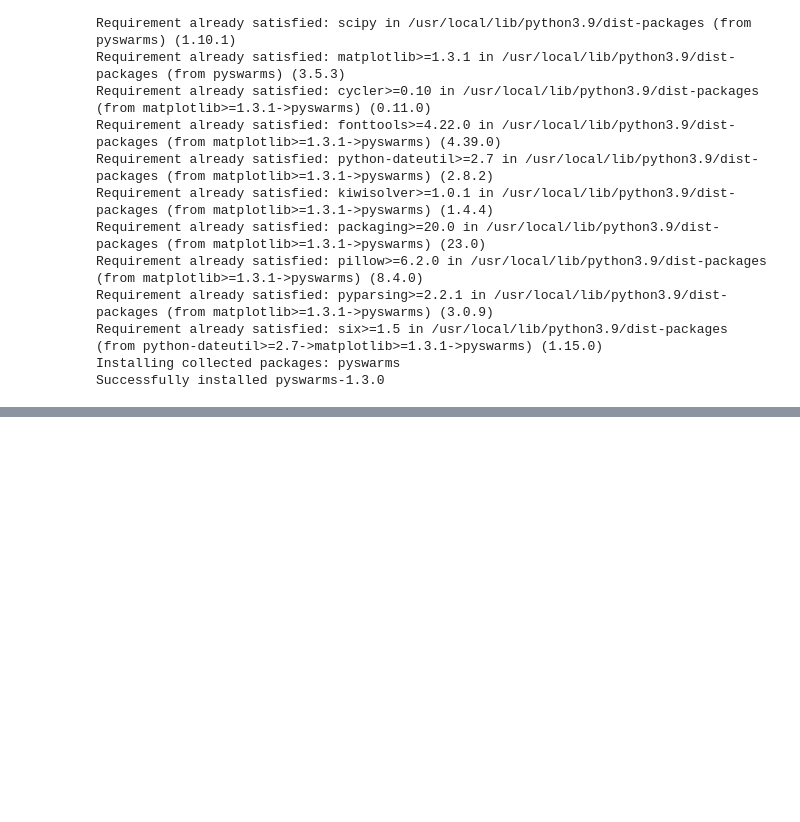
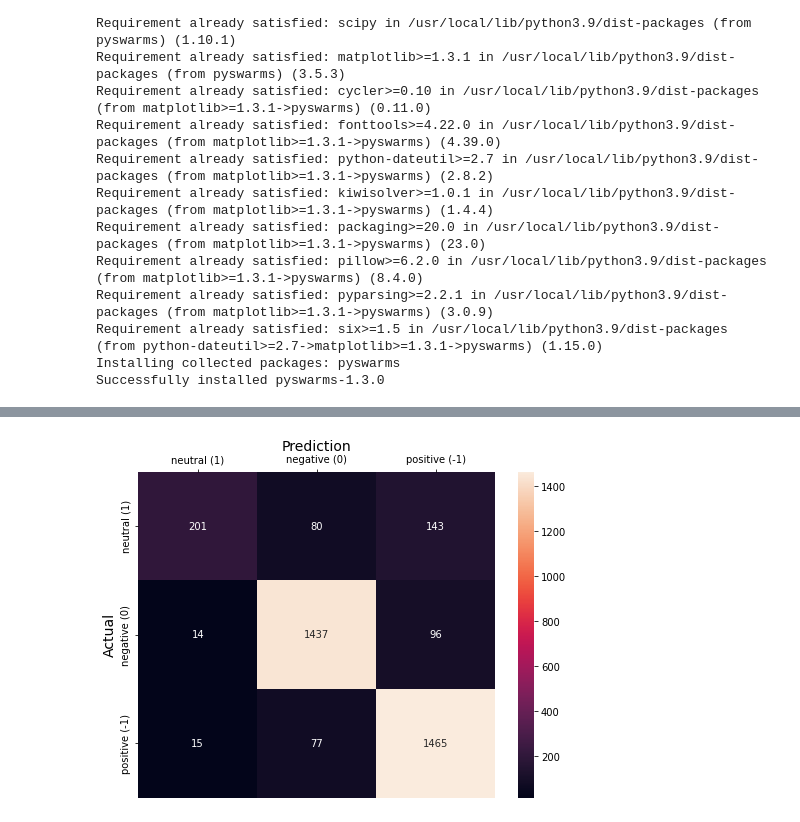
Before and after one commit to pahrul23/pahrul-skripsi, a Jupyter notebook: PERHITUNGAN_SOFT_VOTING.ipynb, the cells around one changed output, grey strips where cells are left out. Saved outputs shown, nothing was run; the diff lists cells and outputs as text; code cells hidden in the pictures; blank space fills up the shorter version.

Commit message:
up akurasi

```diff
--- a/PERHITUNGAN_SOFT_VOTING.ipynb
+++ b/PERHITUNGAN_SOFT_VOTING.ipynb
@@ -243,0 +265,30 @@ weighted avg       0.84      0.85      0.84      3528
+# %%
+# Fungsi objektif untuk optimisasi PSO
+def objective_function(weights, X_train, y_train, X_test, y_test):
+    # Normalisasi bobot
+    weights /= np.sum(weights)
+    # Melakukan prediksi probabilitas menggunakan masing-masing model dan bobot
+    ensemble = (weights[0] * clf.predict_proba(X_train) + weights[1] * model.predict_proba(X_train) + weights[2] * svm.predict_proba(X_train))
+    # Menghitung akurasi menggunakan bobot
+    y_pred = np.argmax(ensemble, axis=1)
+    accuracy = accuracy_score(y_train, y_pred)
+    # Mengembalikan nilai negatif akurasi untuk optimisasi maksimum
+    return -accuracy
+
+# Membuat objek optimizer PSO
+options = {'c1': 0.5, 'c2': 0.3, 'w': 0.9}
+optimizer = ps.single.GlobalBestPSO(n_particles=50, dimensions=3, options=options)
+
+# Melakukan optimisasi PSO untuk mendapatkan bobot terbaik
+best_cost, best_weights = optimizer.optimize(objective_function, iters=100, X_train=X_train, y_train=y_train, X_test=X_test, y_test=y_test)
+
+# Normalisasi bobot terbaik
+best_weights /= np.sum(best_weights)
+
+# Menampilkan bobot terbaik dan akurasi model dengan bobot tersebut
+print("Bobot terbaik:", best_weights)
+
+# Implementasi bobot ke model soft voting
+ensemble = (best_weights[0] * clf.predict_proba(X_test) + best_weights[1] * model.predict_proba(X_test) + best_weights[2] * svm.predict_proba(X_test))
+y_pred = np.argmax(ensemble, axis=1)
+print("Akurasi Soft Voting dengan bobot terbaik:", accuracy_score(y_test, y_pred))
@@ -243,0 +323,17 @@ weighted avg       0.84      0.85      0.84      3528
+# %%
+from sklearn.metrics import confusion_matrix
+import seaborn as sns
+
+confusion_matrix(y_test, y_pred)
+
+fig, ax = plt.subplots(figsize = (8,6))
+sns.heatmap(confusion_matrix(y_true = y_test, y_pred = y_pred), fmt = 'g', annot = True)
+ax.xaxis.set_label_position('top')
+ax.xaxis.set_ticks_position('top')
+ax.set_xlabel('Prediction', fontsize = 14)
+ax.set_xticklabels([ 'neutral (1)','negative (0)', 'positive (-1)' ])
+ax.set_ylabel('Actual', fontsize = 14)
+ax.set_yticklabels([ 'neutral (1)','negative (0)', 'positive (-1)'] )
+plt.show()
+# %% [output]
+[figure, added]
```
Also changed, not shown: parts of 9 cells of this notebook.
